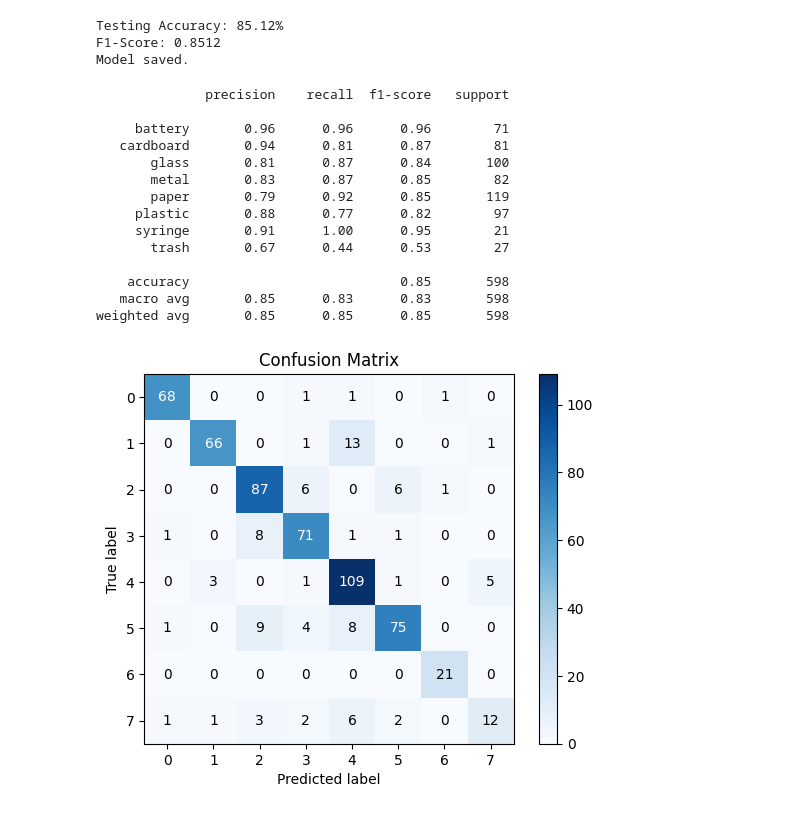
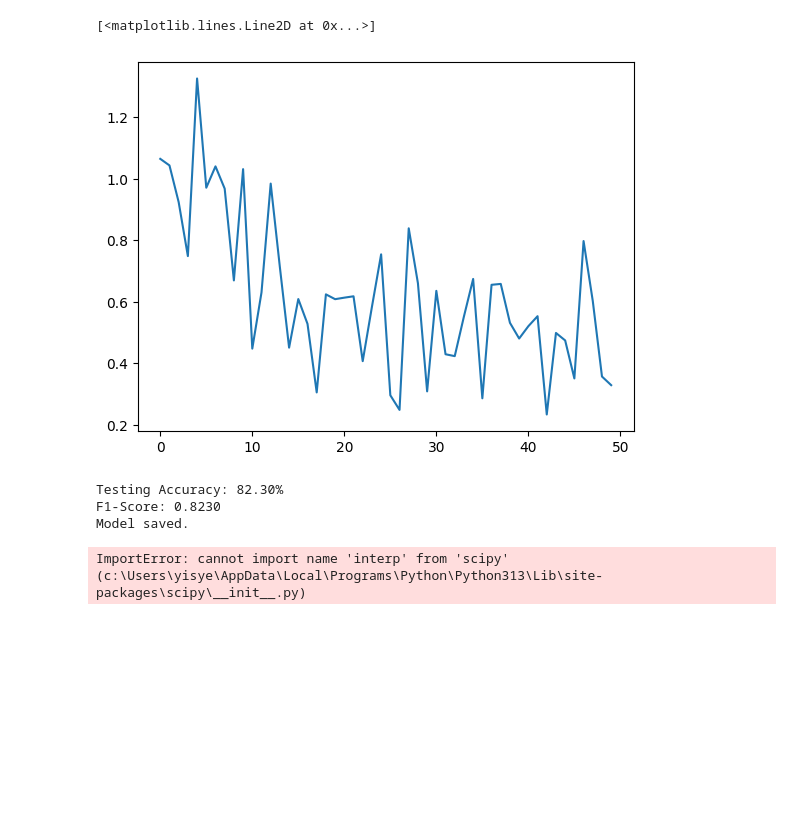
Before and after one commit to tamu-csce-capstone-2025-spring-hammond/trash-separator, a Jupyter notebook: test-model2.ipynb, the cells around one changed output. Saved outputs shown, nothing was run; the diff lists cells and outputs as text; code cells hidden in the pictures; blank space fills up the shorter version.

Commit message:
dense and resnets trained on nobg images

```diff
--- a/test-model2.ipynb
+++ b/test-model2.ipynb
@@ -58,7 +58,7 @@ train_loader = DataLoader(train_dataset, batch_size=batch_size, shuffle=True)
 test_loader = DataLoader(test_dataset, batch_size=batch_size, shuffle=False)
 # %%
 # loading Densenet121 (pretrained model for transfer learning)
-model = models.densenet121(pretrained=True)
+model = models.densenet121(weights="DEFAULT")
 
 for param in model.parameters():
     param.requires_grad = False
@@ -82,9 +80,11 @@ criterion = nn.CrossEntropyLoss()
 optimizer = optim.Adam(model.classifier.parameters(), lr=0.001)
 # %%
 # Training loop
-epochs = 10
+import datetime
+epochs = 50
 print("Training started...")
 
+loss_trace = []
 for epoch in range(epochs):
     model.train()
     running_loss = 0.0
@@ -100,7 +100,8 @@ for epoch in range(epochs):
 
         running_loss += loss.item()
 
-    print(f"Epoch {epoch+1}/{epochs}, Loss: {running_loss/len(train_loader):.4f}")
+    print(f"{datetime.datetime.now().time()} Epoch {epoch+1}/{epochs}, Loss: {running_loss/len(train_loader):.4f}")
+    loss_trace.append(running_loss/len(train_loader))
 
 print("Training complete.")
 # %% [output]
@@ -208,6 +214,11 @@ Training complete.
 # print("\nFinal Cross-Validation Results:")
 # print(f"Average Accuracy: {np.mean(fold_accuracies):.2f}% ± {np.std(fold_accuracies):.2f}")
 # print(f"Average F1-Score: {np.mean(fold_f1_scores):.4f} ± {np.std(fold_f1_scores):.4f}")
+# %%
+plt.plot(loss_trace)
+# %% [output]
+[<matplotlib.lines.Line2D at 0x...>]
+[figure, added]
 # %%
 # Validation
 model.eval()
@@ -235,11 +246,11 @@ fscore = f1_score(true_labels, predicted_labels, average='micro')
 print(f'F1-Score: {fscore:.4f}')
 
 # Save model
-torch.save(model.state_dict(), 'densenet121_model1.pth')
+torch.save(model.state_dict(), 'densenet121_model1-nobg.pth')
 print("Model saved.")
 # %% [output]
-Testing Accuracy: 85.12%
-F1-Score: 0.8512
+Testing Accuracy: 82.30%
+F1-Score: 0.8230
 Model saved.
 # %%
 import scikitplot as skplt
@@ -248,18 +259,4 @@ from sklearn.metrics import classification_report
 skplt.metrics.plot_confusion_matrix(true_labels, predicted_labels)
 print(classification_report(true_labels, predicted_labels, target_names=['battery', 'cardboard', 'glass', 'metal', 'paper', 'plastic', 'syringe', 'trash']))
 # %% [output]
-              precision    recall  f1-score   support
-
-     battery       0.96      0.96      0.96        71
-   cardboard       0.94      0.81      0.87        81
-       glass       0.81      0.87      0.84       100
-       metal       0.83      0.87      0.85        82
-       paper       0.79      0.92      0.85       119
-     plastic       0.88      0.77      0.82        97
-     syringe       0.91      1.00      0.95        21
-       trash       0.67      0.44      0.53        27
-
-    accuracy                           0.85       598
-   macro avg       0.85      0.83      0.83       598
-weighted avg       0.85      0.85      0.85       598
+ImportError: cannot import name 'interp' from 'scipy' (c:\Users\yisye\AppData\Local\Programs\Python\Python313\Lib\site-packages\scipy\__init__.py)
-[figure, removed]
```
Also changed, not shown: parts of 4 cells of this notebook, 3 other files.
